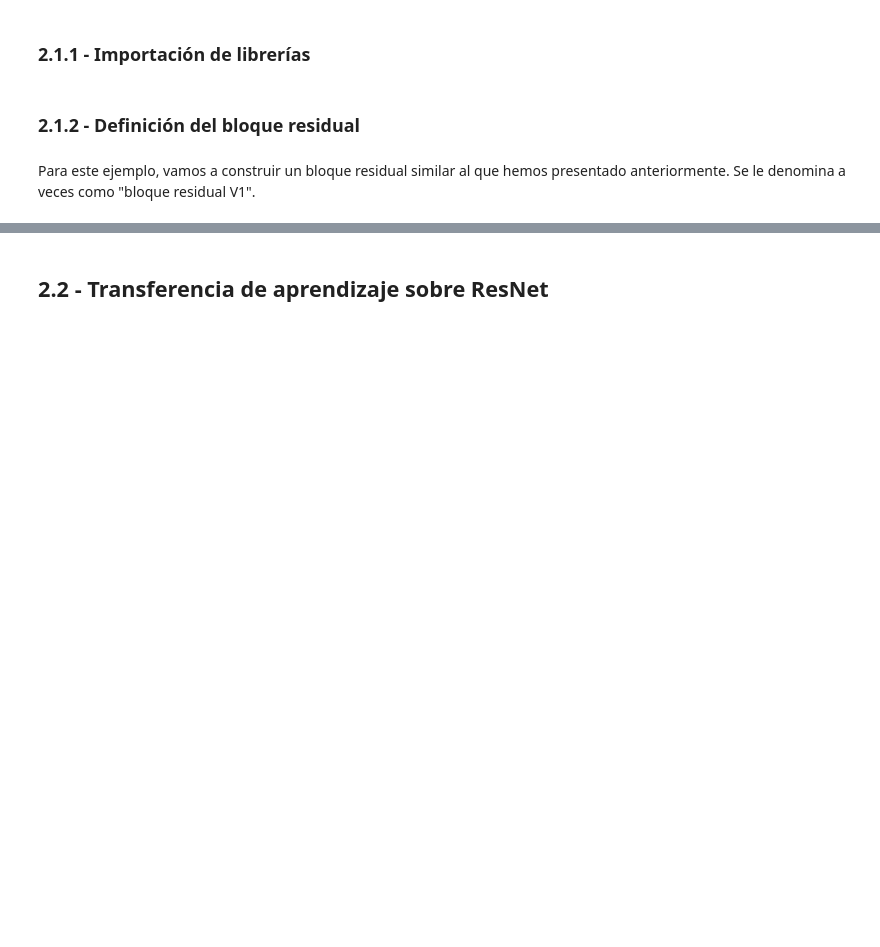
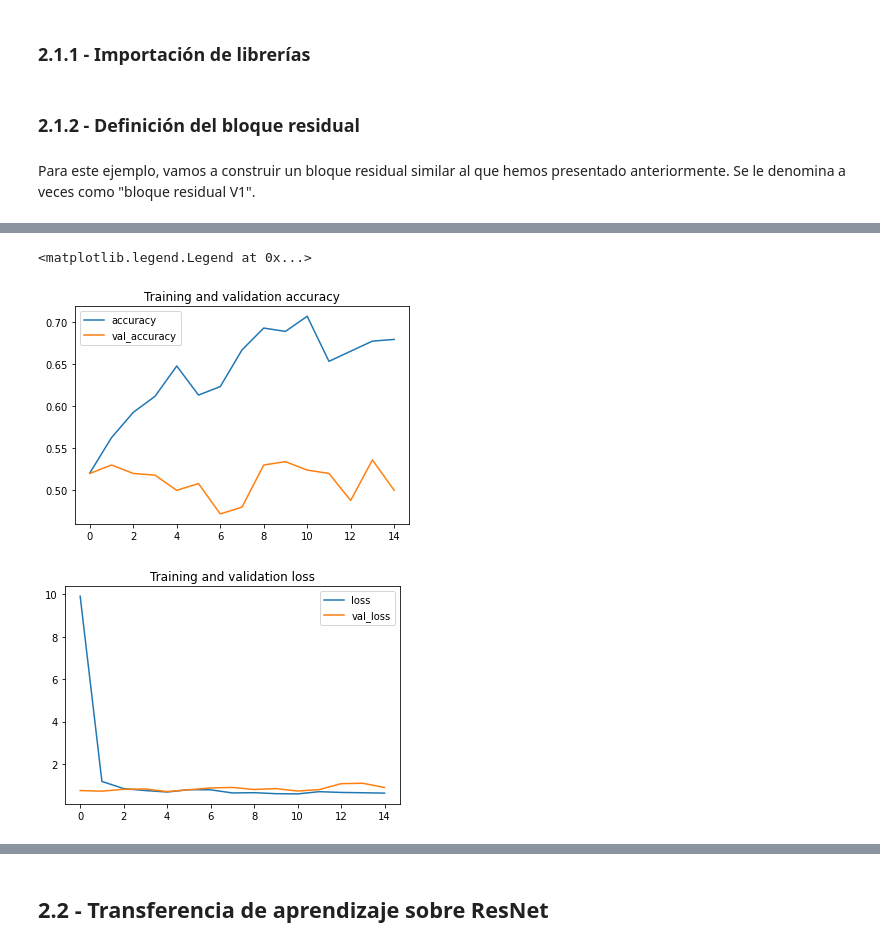
Before and after one commit to ferjorosa/tokio-school-dl-03-2023, a Jupyter notebook: 3 - VISION ARTIFICIAL MEDIANTE EL DEEP LEARNING/2-Redes residuales.ipynb, the cells around one changed output, grey strips where cells are left out. Drawn from its saved outputs; the diff is of its cells as text; code cells hidden in the pictures; blank space fills up the shorter version.

```diff
--- a/3 - VISION ARTIFICIAL MEDIANTE EL DEEP LEARNING/2-Redes residuales.ipynb
+++ b/3 - VISION ARTIFICIAL MEDIANTE EL DEEP LEARNING/2-Redes residuales.ipynb
@@ -42,0 +305,14 @@ Para este ejemplo, vamos a construir un bloque residual similar al que hemos pre
+# %%
+from keras.callbacks import TensorBoard
+
+tensorboard_callback = TensorBoard(log_dir="logs_cats_and_dogs_resnet")
+
+history = model.fit(
+    train_generator,
+    steps_per_epoch=20,  # 2000 imagenes = batch_size * steps
+    epochs=15,
+    validation_data=val_generator,
+    validation_steps=5,  # 1000 imagenes = batch_size * steps
+    verbose=2,
+    callbacks=[tensorboard_callback]
+)
@@ -42,0 +337,34 @@ Para este ejemplo, vamos a construir un bloque residual similar al que hemos pre
+# %%
+import matplotlib.pyplot as plt
+import matplotlib.image as mpimg
+
+# Retrieve a list of accuracy results on training and validation data
+# sets for each training epoch
+acc = history.history["accuracy"]
+val_acc = history.history["val_accuracy"]
+
+# Retrieve a list of list results on training and validation data
+# sets for each training epoch
+loss = history.history["loss"]
+val_loss = history.history["val_loss"]
+
+# Get number of epochs
+epochs = range(len(acc))
+
+# Plot training and validation accuracy per epoch
+plt.plot(epochs, acc)
+plt.plot(epochs, val_acc)
+plt.title("Training and validation accuracy")
+plt.legend(["accuracy", "val_accuracy"])
+
+plt.figure()
+
+# Plot training and validation loss per epoch
+plt.plot(epochs, loss)
+plt.plot(epochs, val_loss)
+plt.title('Training and validation loss')
+plt.legend(["loss", "val_loss"])
+# %% [output]
+<matplotlib.legend.Legend at 0x...>
+[figure, added]
+[figure, added]
```
Also changed, not shown: parts of 30 cells of this notebook, 1 other file.
